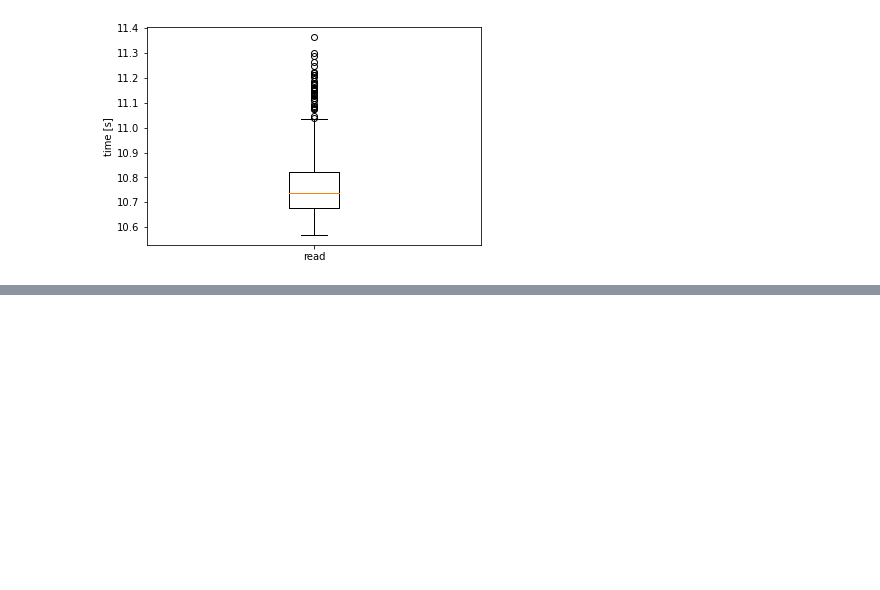
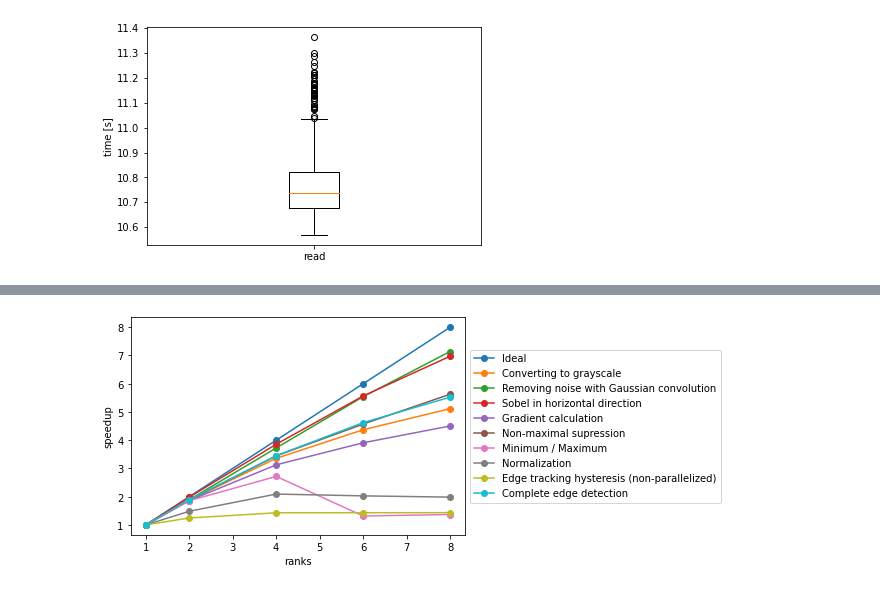
Before and after one commit to fiji-hpc/scijava-parallel-mpi, a Jupyter notebook: report/canny.ipynb, the cells around one changed output, grey strips where cells are left out. Drawn from its saved outputs; the diff is of its cells as text; code cells hidden in the pictures; blank space fills up the shorter version.

Commit message:
Updated canny report, added overall graph

```diff
--- a/report/canny.ipynb
+++ b/report/canny.ipynb
@@ -37,9 +37,13 @@ read_ds.quantile([0.05, 0.50, 0.95])
 Name: time_ms, dtype: float64
 [figure]
 # %%
-for stat in data['stat'].unique():
+with open('csv/canny_fused_tp0_ch0+ch1_v2_mpisingle.csv') as f:
+    ops = list(dict.fromkeys([i.split(',')[0] for i in f]))
+for stat in ops:
+    p2, p5, p8 = [(aggregate(data, stat, lambda x: x.quantile(q))/1000).T for q in [0.2, 0.5, 0.8]]
+    if p2.empty:
+        continue
     display(Markdown("# " + stat))
-    p2, p5, p8 = [(aggregate(data, stat, lambda x: x.quantile(q))/1000).T for q in [0.2, 0.5, 0.8]]
 
     for c in [p2, p5, p8]:
         table = pd.DataFrame({
@@ -146,3 +150,41 @@ ranks &         &           \\
 \bottomrule
 \end{tabular}
 ... (188 outputs left out)
+# %%
+with open('csv/canny_fused_tp0_ch0+ch1_v2_mpisingle.csv') as f:
+    ops = list(dict.fromkeys([i.split(',')[0] for i in f]))
+
+stats = {
+'convert.rgb2grayscale': 'Converting to grayscale',
+#'net.imagej.ops.Ops.Convert.Float64': 'net.imagej.ops.Ops.Convert.Float64',
+'net.imagej.ops.Ops.Filter.Convolve': 'Removing noise with Gaussian convolution',
+'edgeDetector;sobel x': 'Sobel in horizontal direction',
+'edgeDetector;gradient': 'Gradient calculation',
+'edgeDetector;nonmaximum_supression': 'Non-maximal supression',
+'edgeDetector;edge_tracking;net.imagej.ops.Ops.Stats.MinMax': 'Minimum / Maximum',
+'edgeDetector;edge_tracking;net.imagej.ops.Ops.Image.Normalize': 'Normalization',
+'edgeDetector;edge_tracking': 'Edge tracking hysteresis (non-parallelized)',
+'edgeDetector': 'Complete edge detection',
+#'math.multiply': 'math.multiply',
+#'net.imagej.ops.Ops.Convert.Uint8': 'net.imagej.ops.Ops.Convert.Uint8',
+}
+
+plt.plot([1, 2, 4, 6, 8], [1, 2, 4, 6, 8], marker='o', label='Ideal')
+for stat, label in stats.items():
+    p2, p5, p8 = [(aggregate(data, stat, lambda x: x.quantile(q))/1000).T for q in [0.2, 0.5, 0.8]]
+
+    for c in [p2, p5, p8]:
+        table = pd.DataFrame({
+            'time_s': c['time_ms'],
+            'speedup': (c.T[1] / c)['time_ms']
+        })
+        table.index.rename('ranks', inplace=True)
+
+    plt.plot(p5.T[1] / p5, marker='o', label=label)
+plt.ylabel('speedup')
+plt.xlabel('ranks')
+plt.legend(loc='center left', bbox_to_anchor=(1.0, 0.5))
+plt.savefig('figures/canny/canny_speedup_overall.pdf', bbox_inches='tight')
+plt.show()
+# %% [output]
+[figure, added]
```
Also changed, not shown: parts of 1 cell of this notebook.
